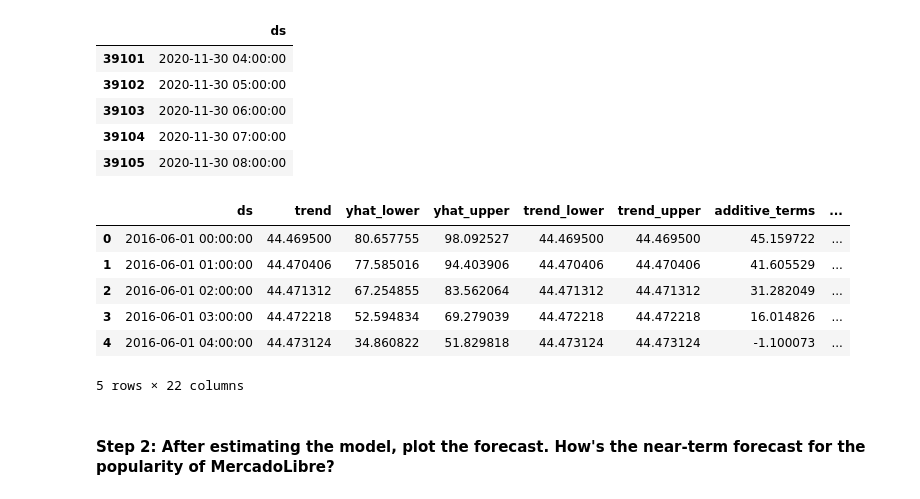
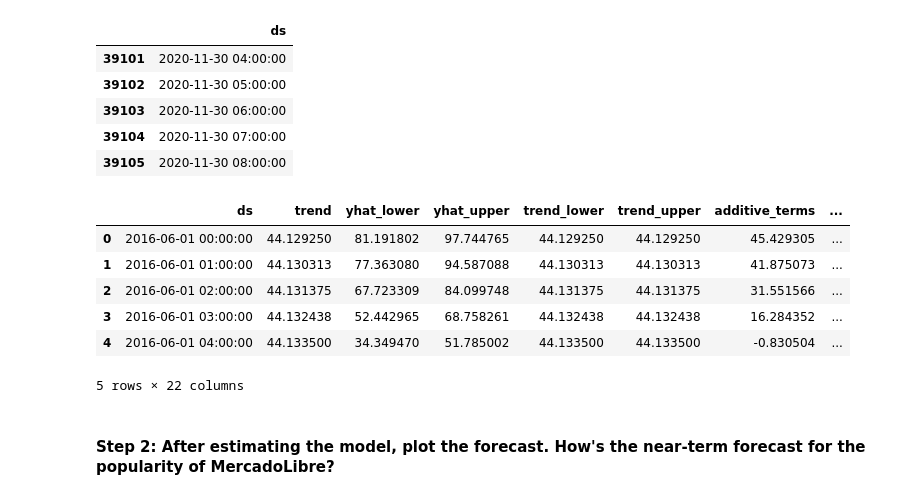
Before and after one commit to robbstenman/prophet-challenge, a Jupyter notebook: forecasting_net_prophet.ipynb, the cells around one changed output. Saved outputs shown, nothing was run; the diff lists cells and outputs as text; code cells hidden in the pictures.

```diff
--- a/forecasting_net_prophet.ipynb
+++ b/forecasting_net_prophet.ipynb
@@ -427,13 +428,15 @@ Now, you need to produce a time series model that analyzes and forecasts pattern
 #### Step 1: Set up the Google search data for a Prophet forecasting model.
 # %%
 # Using the df_mercado_trends DataFrame, reset the index so the date information is no longer the index
-
+mercado_prophet_df = df_mercado_trends.reset_index(drop=True)
 
 # Label the columns ds and y so that the syntax is recognized by Prophet
-
+mercado_prophet_df = mercado_prophet_df.rename(columns={"Date": "ds", "Search Trends": "y"})
 
 # Drop an NaN values from the prophet_df DataFrame
-
+mercado_prophet_df = mercado_prophet_df.dropna()
 
 # View the first and last five rows of the mercado_prophet_df DataFrame
+display(mercado_prophet_df.head())
+display(mercado_prophet_df.tail())
 # %% [output]
@@ -452,2 +455,3 @@ Now, you need to produce a time series model that analyzes and forecasts pattern
 # %%
 # Call the Prophet function, store as an object
+model = Prophet()
@@ -456,3 +458,4 @@ Now, you need to produce a time series model that analyzes and forecasts pattern
 # %%
 # Fit the time-series model.
+model.fit(mercado_prophet_df)
 # %% [output]
@@ -469,9 +465,10 @@ INFO:cmdstanpy:Chain [1] done processing
 # %%
 # Create a future dataframe to hold predictions
 # Make the prediction go out as far as 2000 hours (approx 80 days)
-
+future_mercado_trends = model.make_future_dataframe(periods=2000, freq='H')
 
 # View the last five rows of the future_mercado_trends DataFrame
+future_mercado_trends.tail()
 # %% [output]
 |  | ds |
 | 39101 | 2020-11-30 04:00:00 |
@@ -481,16 +478,17 @@ INFO:cmdstanpy:Chain [1] done processing
 | 39105 | 2020-11-30 08:00:00 |
 # %%
 # Make the predictions for the trend data using the future_mercado_trends DataFrame
-
+forecast_mercado_trends = model.predict(future_mercado_trends)
 
 # Display the first five rows of the forecast_mercado_trends DataFrame
+display(forecast_mercado_trends.head())
 # %% [output]
 |  | ds | trend | yhat_lower | yhat_upper | trend_lower | trend_upper | additive_terms | ... |
-| 0 | 2016-06-01 00:00:00 | 44.469500 | 80.657755 | 98.092527 | 44.469500 | 44.469500 | 45.159722 | ... |
-| 1 | 2016-06-01 01:00:00 | 44.470406 | 77.585016 | 94.403906 | 44.470406 | 44.470406 | 41.605529 | ... |
-| 2 | 2016-06-01 02:00:00 | 44.471312 | 67.254855 | 83.562064 | 44.471312 | 44.471312 | 31.282049 | ... |
-| 3 | 2016-06-01 03:00:00 | 44.472218 | 52.594834 | 69.279039 | 44.472218 | 44.472218 | 16.014826 | ... |
-| 4 | 2016-06-01 04:00:00 | 44.473124 | 34.860822 | 51.829818 | 44.473124 | 44.473124 | -1.100073 | ... |
+| 0 | 2016-06-01 00:00:00 | 44.129250 | 81.191802 | 97.744765 | 44.129250 | 44.129250 | 45.429305 | ... |
+| 1 | 2016-06-01 01:00:00 | 44.130313 | 77.363080 | 94.587088 | 44.130313 | 44.130313 | 41.875073 | ... |
+| 2 | 2016-06-01 02:00:00 | 44.131375 | 67.723309 | 84.099748 | 44.131375 | 44.131375 | 31.551566 | ... |
+| 3 | 2016-06-01 03:00:00 | 44.132438 | 52.442965 | 68.758261 | 44.132438 | 44.132438 | 16.284352 | ... |
+| 4 | 2016-06-01 04:00:00 | 44.133500 | 34.349470 | 51.785002 | 44.133500 | 44.133500 | -0.830504 | ... |
 5 rows × 22 columns
 # %% [markdown]
 #### Step 2: After estimating the model, plot the forecast. How's the near-term forecast for the popularity of MercadoLibre?
```
Also changed, not shown: parts of 9 cells of this notebook.
